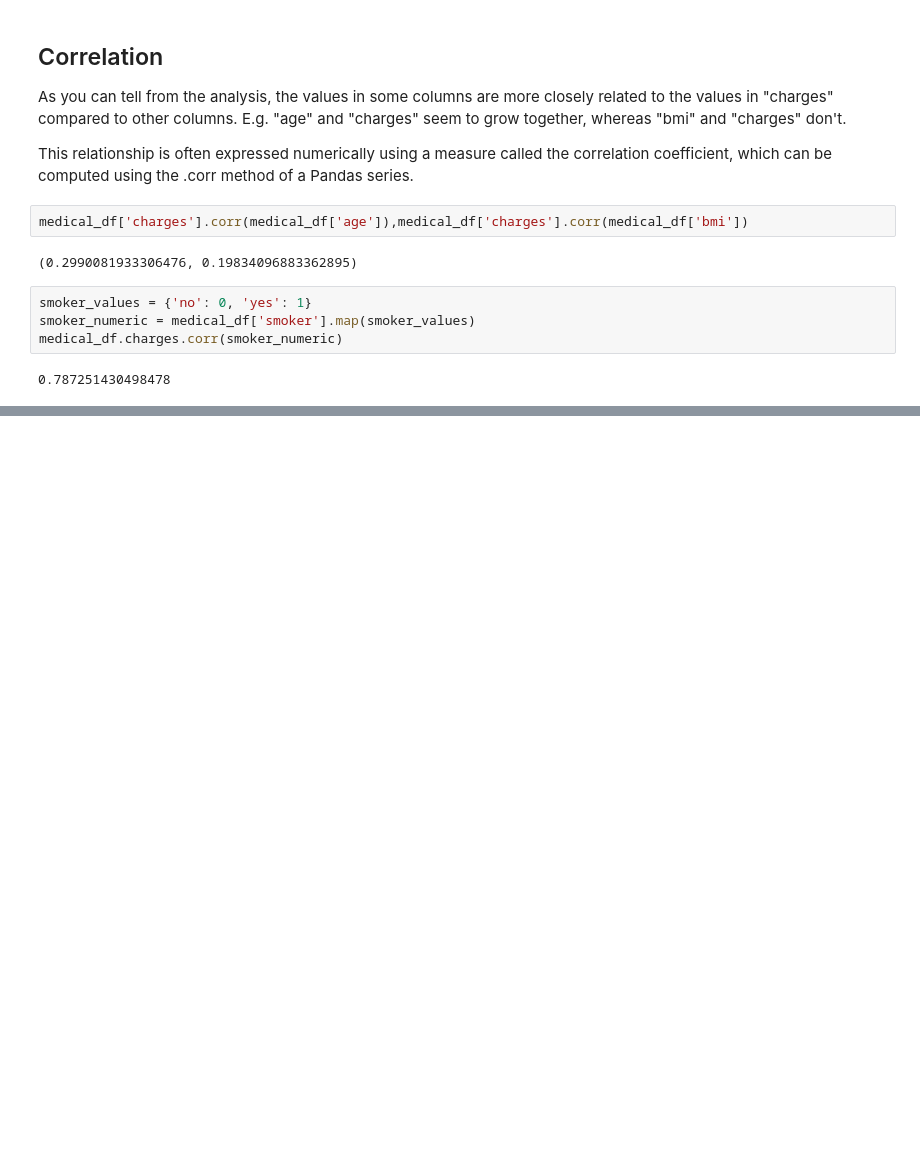
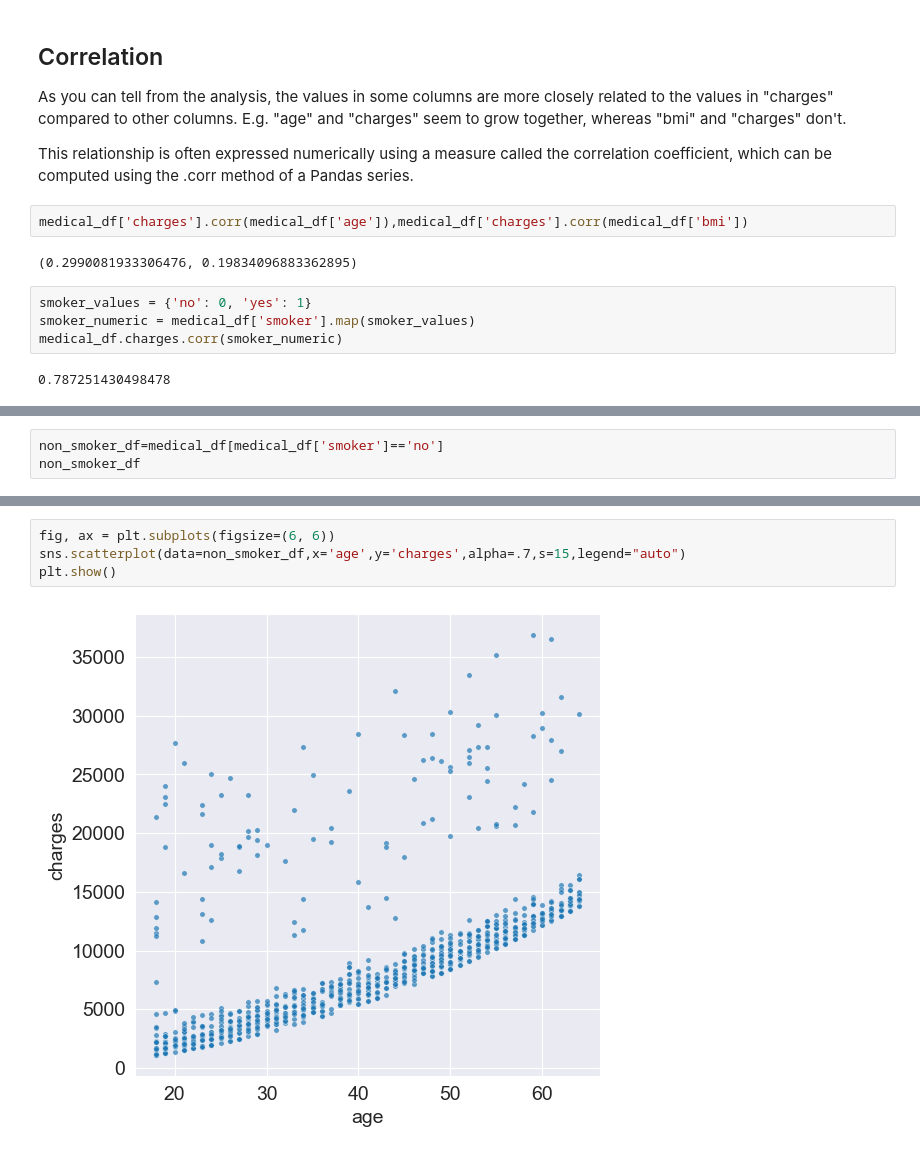
Before and after one commit to taanjit/Medical_cost_personal_dataset_kaggle, a Jupyter notebook: medical_cost_prediction.ipynb, the cells around one changed output, grey strips where cells are left out. Drawn from its saved outputs; the diff is of its cells as text; blank space fills up the shorter version.

```diff
--- a/medical_cost_prediction.ipynb
+++ b/medical_cost_prediction.ipynb
@@ -234,0 +279,3 @@ Name: sex, Length: 1338, dtype: float64
+# %%
+non_smoker_df=medical_df[medical_df['smoker']=='no']
+non_smoker_df
@@ -234,0 +296,6 @@ Name: sex, Length: 1338, dtype: float64
+# %%
+fig, ax = plt.subplots(figsize=(6, 6))
+sns.scatterplot(data=non_smoker_df,x='age',y='charges',alpha=.7,s=15,legend="auto")
+plt.show()
+# %% [output]
+[figure, added]
```
Also changed, not shown: parts of 75 cells of this notebook.
